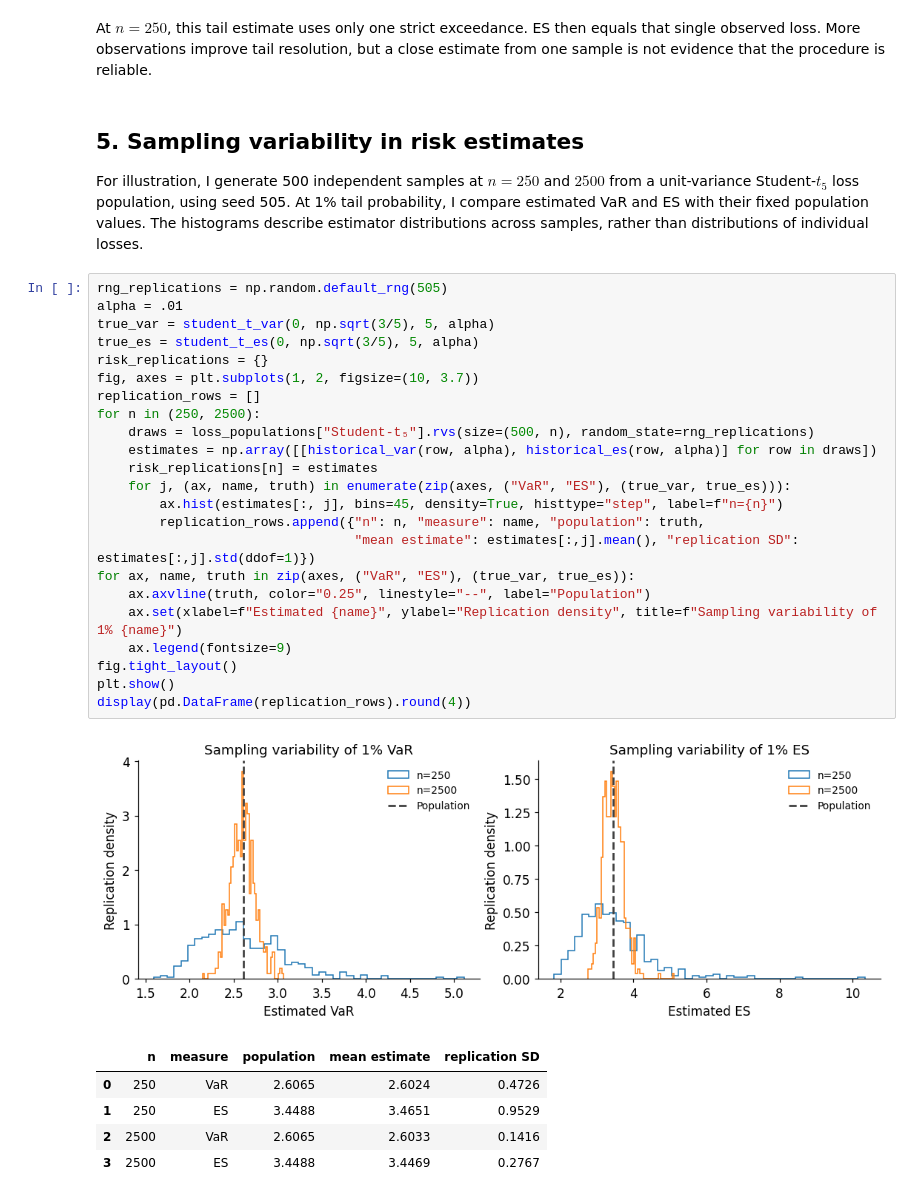
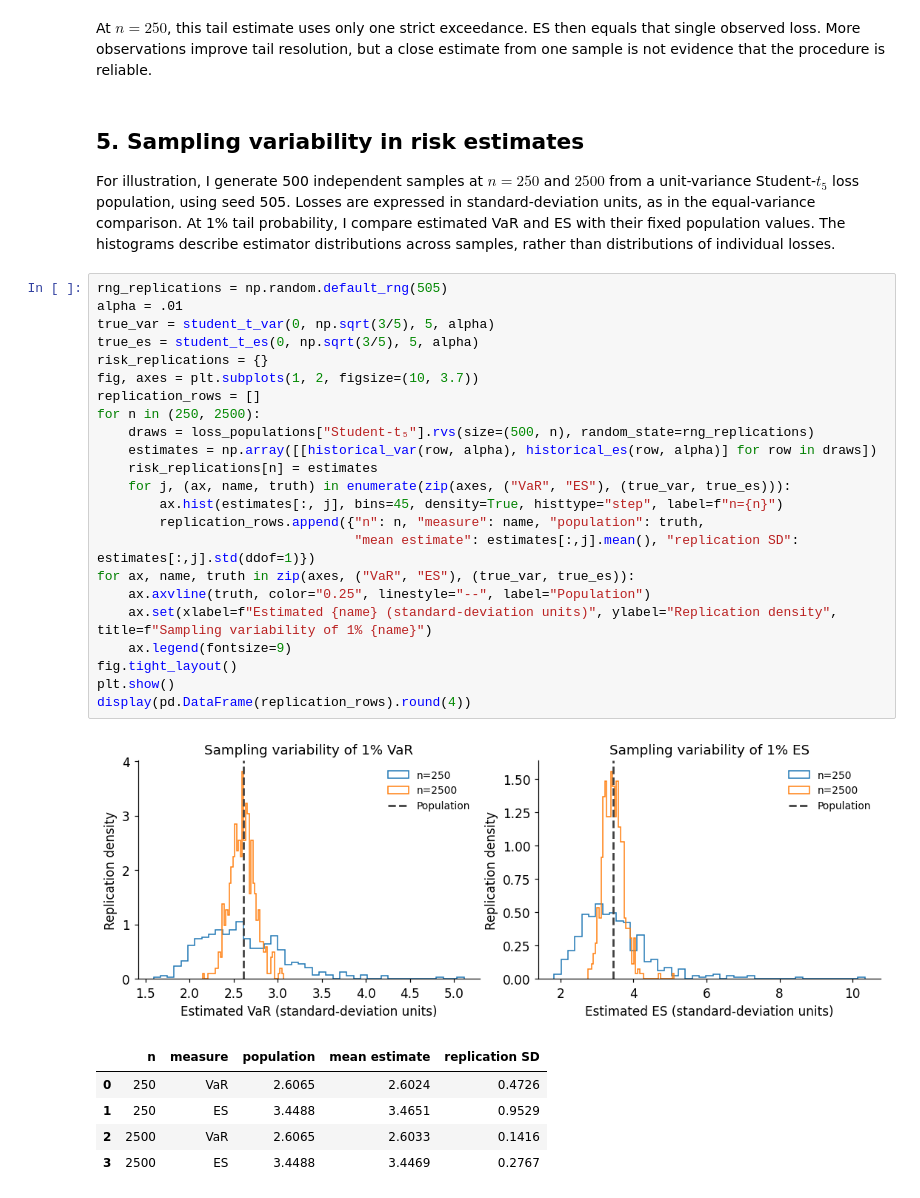
Before and after one commit to jacobkorsgaard/finance-statistical-methods-library, a Jupyter notebook: notebooks/05_returns_losses_and_financial_risk.ipynb, the cells around one changed output. Drawn from its saved outputs; the diff is of its cells as text.

```diff
--- a/notebooks/05_returns_losses_and_financial_risk.ipynb
+++ b/notebooks/05_returns_losses_and_financial_risk.ipynb
@@ -207,32 +208,32 @@ At $n=250$, this tail estimate uses only one strict exceedance. ES then equals t
 # %% [markdown]
 ## 5. Sampling variability in risk estimates
 
-For illustration, I generate 500 independent samples at $n=250$ and $2500$ from a unit-variance Student-$t_5$ loss population, using seed 505. At 1% tail probability, I compare estimated VaR and ES with their fixed population values. The histograms describe estimator distributions across samples, rather than distributions of individual losses.
+For illustration, I generate 500 independent samples at $n=250$ and $2500$ from a unit-variance Student-$t_5$ loss population, using seed 505. Losses are expressed in standard-deviation units, as in the equal-variance comparison. At 1% tail probability, I compare estimated VaR and ES with their fixed population values. The histograms describe estimator distributions across samples, rather than distributions of individual losses.
 # %%
 rng_replications = np.random.default_rng(505)
 alpha = .01
 true_var = student_t_var(0, np.sqrt(3/5), 5, alpha)
 true_es = student_t_es(0, np.sqrt(3/5), 5, alpha)
 risk_replications = {}
 fig, axes = plt.subplots(1, 2, figsize=(10, 3.7))
 replication_rows = []
 for n in (250, 2500):
     draws = loss_populations["Student-t₅"].rvs(size=(500, n), random_state=rng_replications)
     estimates = np.array([[historical_var(row, alpha), historical_es(row, alpha)] for row in draws])
     risk_replications[n] = estimates
     for j, (ax, name, truth) in enumerate(zip(axes, ("VaR", "ES"), (true_var, true_es))):
         ax.hist(estimates[:, j], bins=45, density=True, histtype="step", label=f"n={n}")
         replication_rows.append({"n": n, "measure": name, "population": truth,
                                  "mean estimate": estimates[:,j].mean(), "replication SD": estimates[:,j].std(ddof=1)})
 for ax, name, truth in zip(axes, ("VaR", "ES"), (true_var, true_es)):
     ax.axvline(truth, color="0.25", linestyle="--", label="Population")
-    ax.set(xlabel=f"Estimated {name}", ylabel="Replication density", title=f"Sampling variability of 1% {name}")
+    ax.set(xlabel=f"Estimated {name} (standard-deviation units)", ylabel="Replication density", title=f"Sampling variability of 1% {name}")
     ax.legend(fontsize=9)
 fig.tight_layout()
 plt.show()
 display(pd.DataFrame(replication_rows).round(4))
 # %% [output]
-[figure, old version]
+[figure, new version]
 |  | n | measure | population | mean estimate | replication SD |
 | 0 | 250 | VaR | 2.6065 | 2.6024 | 0.4726 |
 | 1 | 250 | ES | 3.4488 | 3.4651 | 0.9529 |
```
Also changed, not shown: parts of 8 cells of this notebook, 1 other file.
